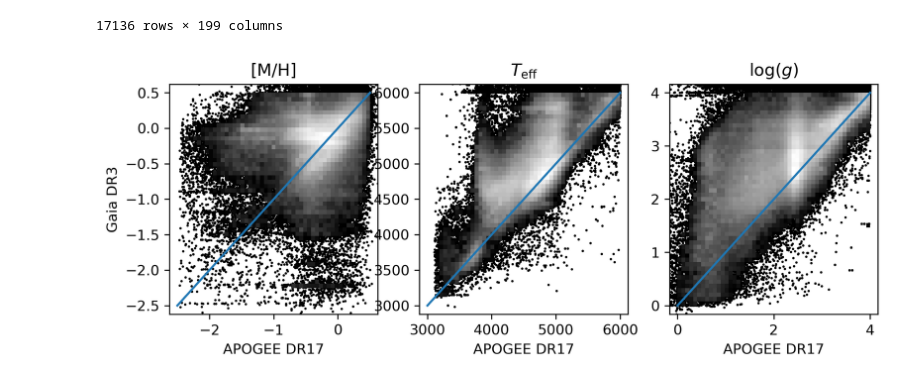
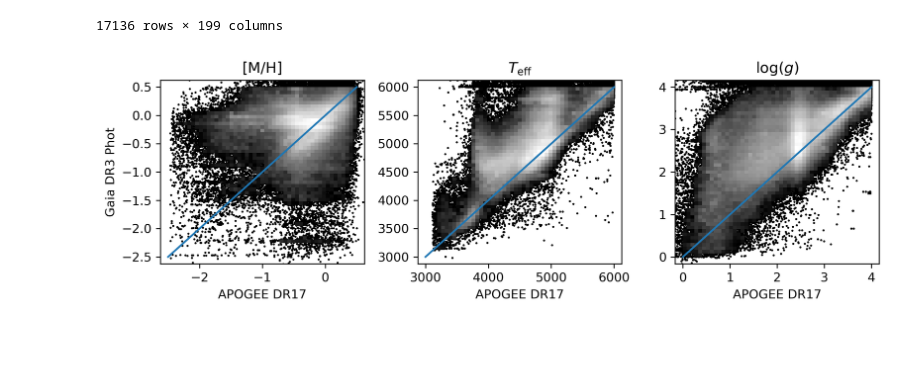
Before and after one commit to lodubay/gaia-sprint, a Jupyter notebook: compare_apogee.ipynb, the cells around one changed output. Drawn from its saved outputs; the diff is of its cells as text; code cells hidden in the pictures; blank space fills up the shorter version.

```diff
--- a/compare_apogee.ipynb
+++ b/compare_apogee.ipynb
@@ -99,16 +99,20 @@ def decode(df):
     return df
 
 aspcap_df = decode(aspcap_table[cols].to_pandas())
-# Relace NaN
+# Replace NaN stand-in values with NaN
 aspcap_df.replace(99.999, np.nan, inplace=True)
+# Replace NaN in ASPCAPFLAGS with empty string
+aspcap_df["ASPCAPFLAGS"].replace(np.nan, "", inplace=True)
 # Replace '' with 'none' in columns of type 'object'
-aspcap_df.replace('', 'none', inplace=True)
+# aspcap_df.replace('', 'none', inplace=True)
 # Remove VESTA
 aspcap_df.drop(0, inplace=True)
 # Weed out bad flags
 fatal_flags = (2**23) # STAR_BAD
 aspcap_df = aspcap_df[aspcap_df["ASPCAPFLAG"] & fatal_flags == 0]
-aspcap_df.reset_index(inplace=True)
+aspcap_df.reset_index(inplace=True, drop=True)
 # Copy 2Mass ID column without "2M" prefix
 aspcap_df["XMATCH_ID"] = [id[2:] for id in aspcap_df.APOGEE_ID.tolist()]
 aspcap_df["XMATCH_ID"].to_csv("data/apogee_tmass_ids.csv", index=False, header=False)
+
+aspcap_df
@@ -115,7 +158,7 @@ aspcap_df["XMATCH_ID"].to_csv("data/apogee_tmass_ids.csv", index=False, header=F
 # %% [markdown]
 Import and combine Gaia DR3
 # %%
-xmatch = pd.read_csv("data/apogee_xmatch.csv")
-xmatch.set_index("original_ext_source_id", inplace=True)
-xmatch
+gaia_params = pd.read_csv("data/gaia_astrophysical_parameters.csv", dtype={"classlabel_espels": "object"})
+gaia_params.set_index("original_ext_source_id", inplace=True)
+gaia_params
 # %% [output]
@@ -152,0 +179,5 @@ alldata
+# %%
+alldata = aspcap_df.copy()
+alldata.set_index("XMATCH_ID", inplace=True,drop=True)
+alldata = alldata.join(gaia_params[["teff_gspspec", "logg_gspspec", "mh_gspspec"]])
+alldata
@@ -169,25 +214,25 @@ alldata[pd.isna(alldata['source_id'])]
 # %%
 rg = alldata[(alldata["TEFF"] < 6000) & (alldata["LOGG"] < 4)]
 # %%
-fig, axs = plt.subplots(1, 3, figsize=(9, 3), dpi=300)
+fig, axs = plt.subplots(1, 3, figsize=(9, 3), dpi=300, tight_layout=True)
 scatter_hist(axs[0], rg["M_H"], rg["mh_gspphot"], xlim=(-2.5, 0.5), ylim=(-2.5, 0.5))
 # axs[0].scatter(rg["M_H"], rg["mh_gspphot"], s=0.1, c='k')
 axs[0].plot([-2.5, 0.5], [-2.5, 0.5])
 axs[0].set_xlabel("APOGEE DR17")
-axs[0].set_ylabel("Gaia DR3")
+axs[0].set_ylabel("Gaia DR3 Phot")
 axs[0].set_title("[M/H]")
 scatter_hist(axs[1], rg["TEFF"], rg["teff_gspphot"], xlim=(3000, 6000), ylim=(3000, 6000))
 # axs[1].scatter(rg["TEFF"], rg["teff_gspphot"], s=0.1, c=rg["M_H"])
 axs[1].plot([3000, 6000], [3000, 6000])
 # axs[1].set_ylim((2900, 6100))
 axs[1].set_xlabel("APOGEE DR17")
 axs[1].set_title(r"$T_{\rm{eff}}$")
 scatter_hist(axs[2], rg["LOGG"], rg["logg_gspphot"], xlim=(0, 4), ylim=(0, 4))
 # axs[2].scatter(rg["LOGG"], rg["logg_gspphot"], s=0.1, c=rg["M_H"])
 axs[2].plot([0, 4], [0, 4])
 # axs[2].set_ylim((-1, 5))
 axs[2].set_xlabel("APOGEE DR17")
 axs[2].set_title(r"$\log(g)$")
 plt.show()
 # %% [output]
-[figure, old version]
+[figure, new version]
```
Also changed, not shown: parts of 7 cells of this notebook.
